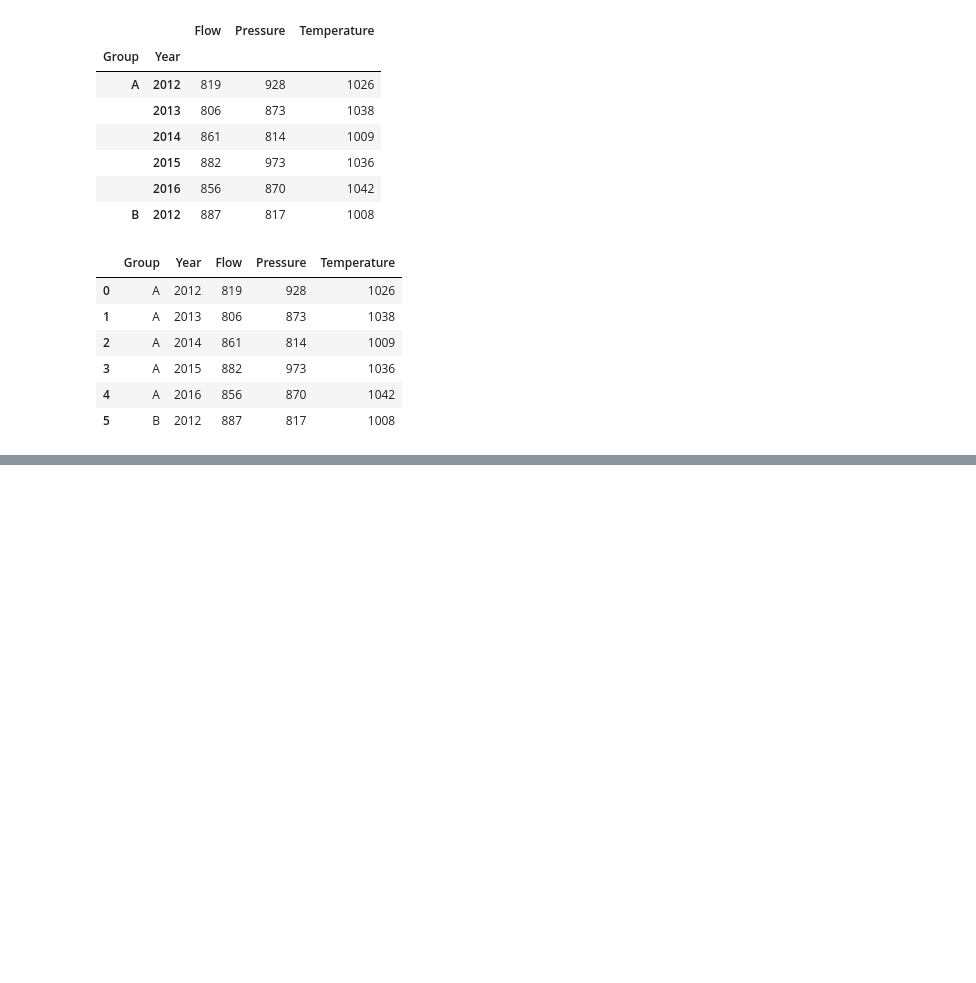
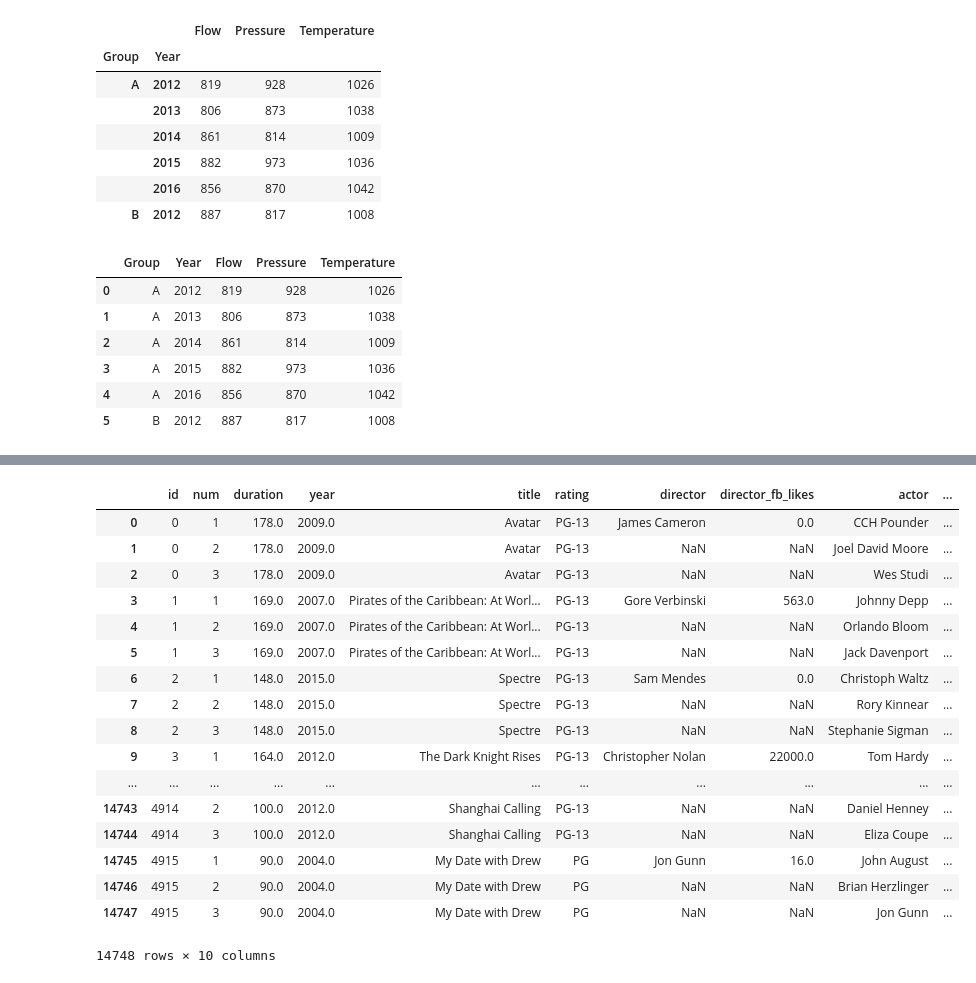
Before and after one commit to MarkNoordraven/Pandas-Cookbook, a Jupyter notebook: Chapter 07 Grouping for Aggregation, Filtration and Transformation Notes.ipynb, the cells around one changed output, grey strips where cells are left out. Saved outputs shown, nothing was run; the diff lists cells and outputs as text; code cells hidden in the pictures; blank space fills up the shorter version.

```diff
--- a/Chapter 07 Grouping for Aggregation, Filtration and Transformation Notes.ipynb
+++ b/Chapter 07 Grouping for Aggregation, Filtration and Transformation Notes.ipynb
@@ -1846,0 +1898,3 @@ sensors.set_index(['Group','Property'])\
+# %%
+movie = pd.read_csv('data/movie_altered.csv')
+movie.head()
@@ -1846,0 +1908,4 @@ sensors.set_index(['Group','Property'])\
+# %%
+import numpy as np
+movie.insert(0, 'id', np.arange(len(movie)))
+movie.head()
@@ -1846,0 +1919,28 @@ sensors.set_index(['Group','Property'])\
+# %%
+stubnames = ['director', 'director_fb_likes', 'actor', 'actor_fb_likes']
+# %%
+movie_long = pd.wide_to_long(movie,
+                             stubnames = stubnames,
+                             i = 'id',
+                             j = 'num',
+                             sep = '_').reset_index()
+movie_long
+# %% [output]
+|  | id | num | duration | year | title | rating | director | director_fb_likes | actor | ... |
+| 0 | 0 | 1 | 178.0 | 2009.0 | Avatar | PG-13 | James Cameron | 0.0 | CCH Pounder | ... |
+| 1 | 0 | 2 | 178.0 | 2009.0 | Avatar | PG-13 | NaN | NaN | Joel David Moore | ... |
+| 2 | 0 | 3 | 178.0 | 2009.0 | Avatar | PG-13 | NaN | NaN | Wes Studi | ... |
+| 3 | 1 | 1 | 169.0 | 2007.0 | Pirates of the Caribbean: At Worl... | PG-13 | Gore Verbinski | 563.0 | Johnny Depp | ... |
+| 4 | 1 | 2 | 169.0 | 2007.0 | Pirates of the Caribbean: At Worl... | PG-13 | NaN | NaN | Orlando Bloom | ... |
+| 5 | 1 | 3 | 169.0 | 2007.0 | Pirates of the Caribbean: At Worl... | PG-13 | NaN | NaN | Jack Davenport | ... |
+| 6 | 2 | 1 | 148.0 | 2015.0 | Spectre | PG-13 | Sam Mendes | 0.0 | Christoph Waltz | ... |
+| 7 | 2 | 2 | 148.0 | 2015.0 | Spectre | PG-13 | NaN | NaN | Rory Kinnear | ... |
+| 8 | 2 | 3 | 148.0 | 2015.0 | Spectre | PG-13 | NaN | NaN | Stephanie Sigman | ... |
+| 9 | 3 | 1 | 164.0 | 2012.0 | The Dark Knight Rises | PG-13 | Christopher Nolan | 22000.0 | Tom Hardy | ... |
+| ... | ... | ... | ... | ... | ... | ... | ... | ... | ... | ... |
+| 14743 | 4914 | 2 | 100.0 | 2012.0 | Shanghai Calling | PG-13 | NaN | NaN | Daniel Henney | ... |
+| 14744 | 4914 | 3 | 100.0 | 2012.0 | Shanghai Calling | PG-13 | NaN | NaN | Eliza Coupe | ... |
+| 14745 | 4915 | 1 | 90.0 | 2004.0 | My Date with Drew | PG | Jon Gunn | 16.0 | John August | ... |
+| 14746 | 4915 | 2 | 90.0 | 2004.0 | My Date with Drew | PG | NaN | NaN | Brian Herzlinger | ... |
+| 14747 | 4915 | 3 | 90.0 | 2004.0 | My Date with Drew | PG | NaN | NaN | Jon Gunn | ... |
+14748 rows × 10 columns
```
Also changed, not shown: parts of 20 cells of this notebook, 1 other file.
